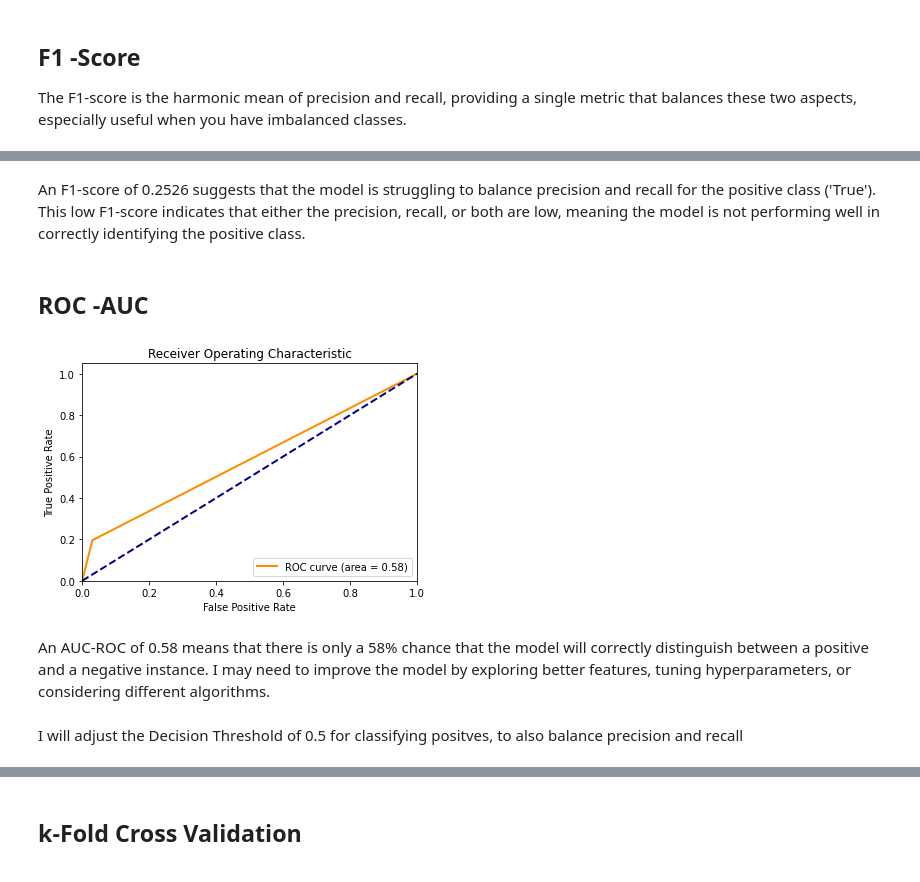
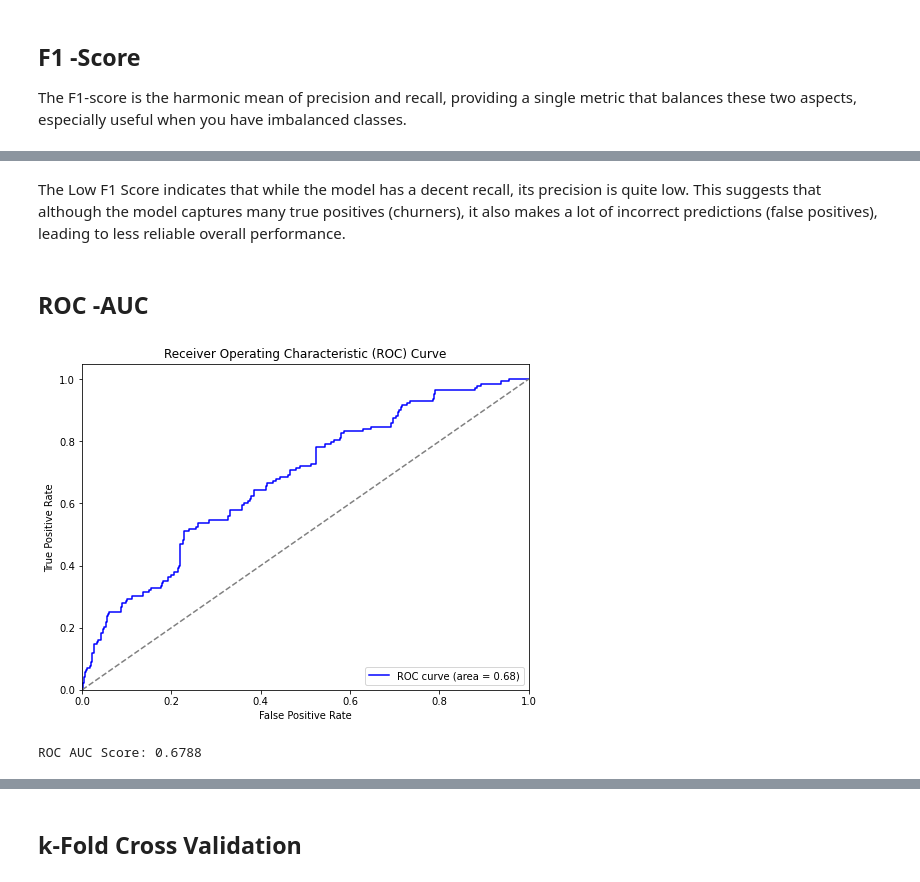
Before and after one commit to wambuiGicheha/Logistic_Regression_Project, a Jupyter notebook: index.ipynb, the cells around one changed output, grey strips where cells are left out. Saved outputs shown, nothing was run; the diff lists cells and outputs as text; code cells hidden in the pictures.

```diff
--- a/index.ipynb
+++ b/index.ipynb
@@ -1190,0 +1057,18 @@ This suggests that with a lower value of C, the model is more heavily regularize
+# %%
+# Instantiate the model with C=0.01
+logreg001 = LogisticRegression(C=0.01, solver='liblinear', random_state=0)
+
+# Fit the model on the balanced training data
+logreg001.fit(X_train_balanced, y_train_balanced)
+
+# Predict on the training set
+y_train_pred001 = logreg001.predict(X_train_balanced)
+train_accuracy001 = accuracy_score(y_train_balanced, y_train_pred001)
+
+# Predict on the test set
+y_test_pred001 = logreg001.predict(X_test_encoded)
+test_accuracy001 = accuracy_score(y_test, y_test_pred001)
+
+# Print the results
+print(f"Training Set Accuracy with C=0.01: {train_accuracy001:.4f}")
+print(f"Test Set Accuracy with C=0.01: {test_accuracy001:.4f}")
@@ -1375,30 +1252,34 @@ F1 Score: 0.2843
-# %% [markdown]
-An F1-score of 0.2526 suggests that the model is struggling to balance precision and recall for the positive class ('True'). This low F1-score indicates that either the precision, recall, or both are low, meaning the model is not performing well in correctly identifying the positive class.
+# %% [markdown]
+The Low F1 Score indicates that while the model has a decent recall, its precision is quite low. This suggests that although the model captures many true positives (churners), it also makes a lot of incorrect predictions (false positives), leading to less reliable overall performance.
 # %% [markdown]
 ## ROC -AUC
 # %%
-from sklearn.metrics import roc_curve, auc
+from sklearn.metrics import roc_curve, roc_auc_score
 import matplotlib.pyplot as plt
 
-# Calculate ROC curve
-fpr, tpr, thresholds = roc_curve(y_test, y_pred_test)
-roc_auc = auc(fpr, tpr)
+# Generate probability scores for the positive class
+y_pred_proba = logreg001.predict_proba(X_test)[:, 1]  # Probabilities for the positive class
+
+# Compute ROC curve
+fpr, tpr, thresholds = roc_curve(y_test, y_pred_proba)
+
+# Calculate ROC AUC Score
+roc_auc = roc_auc_score(y_test, y_pred_proba)
 
 # Plot ROC curve
-plt.figure(figsize=(6, 4))
-plt.plot(fpr, tpr, color='darkorange', lw=2, label='ROC curve (area = %0.2f)' % roc_auc)
-plt.plot([0, 1], [0, 1], color='navy', lw=2, linestyle='--')
+plt.figure(figsize=(8, 6))
+plt.plot(fpr, tpr, color='blue', label=f'ROC curve (area = {roc_auc:.2f})')
+plt.plot([0, 1], [0, 1], color='grey', linestyle='--')
 plt.xlim([0.0, 1.0])
 plt.ylim([0.0, 1.05])
 plt.xlabel('False Positive Rate')
 plt.ylabel('True Positive Rate')
-plt.title('Receiver Operating Characteristic')
+plt.title('Receiver Operating Characteristic (ROC) Curve')
 plt.legend(loc='lower right')
 plt.show()
+
+# Print ROC AUC Score
+print(f'ROC AUC Score: {roc_auc:.4f}')
 # %% [output]
-[figure, old version]
+[figure, new version]
+ROC AUC Score: 0.6788
-# %% [markdown]
- An AUC-ROC of 0.58 means that there is only a 58% chance that the model will correctly distinguish between a positive and a negative instance.
- I may need to improve the model by exploring better features, tuning hyperparameters, or considering different algorithms.
-# %% [markdown]
-I will adjust the Decision Threshold of 0.5 for classifying positves, to also balance precision and recall
```
Also changed, not shown: parts of 106 cells of this notebook.
